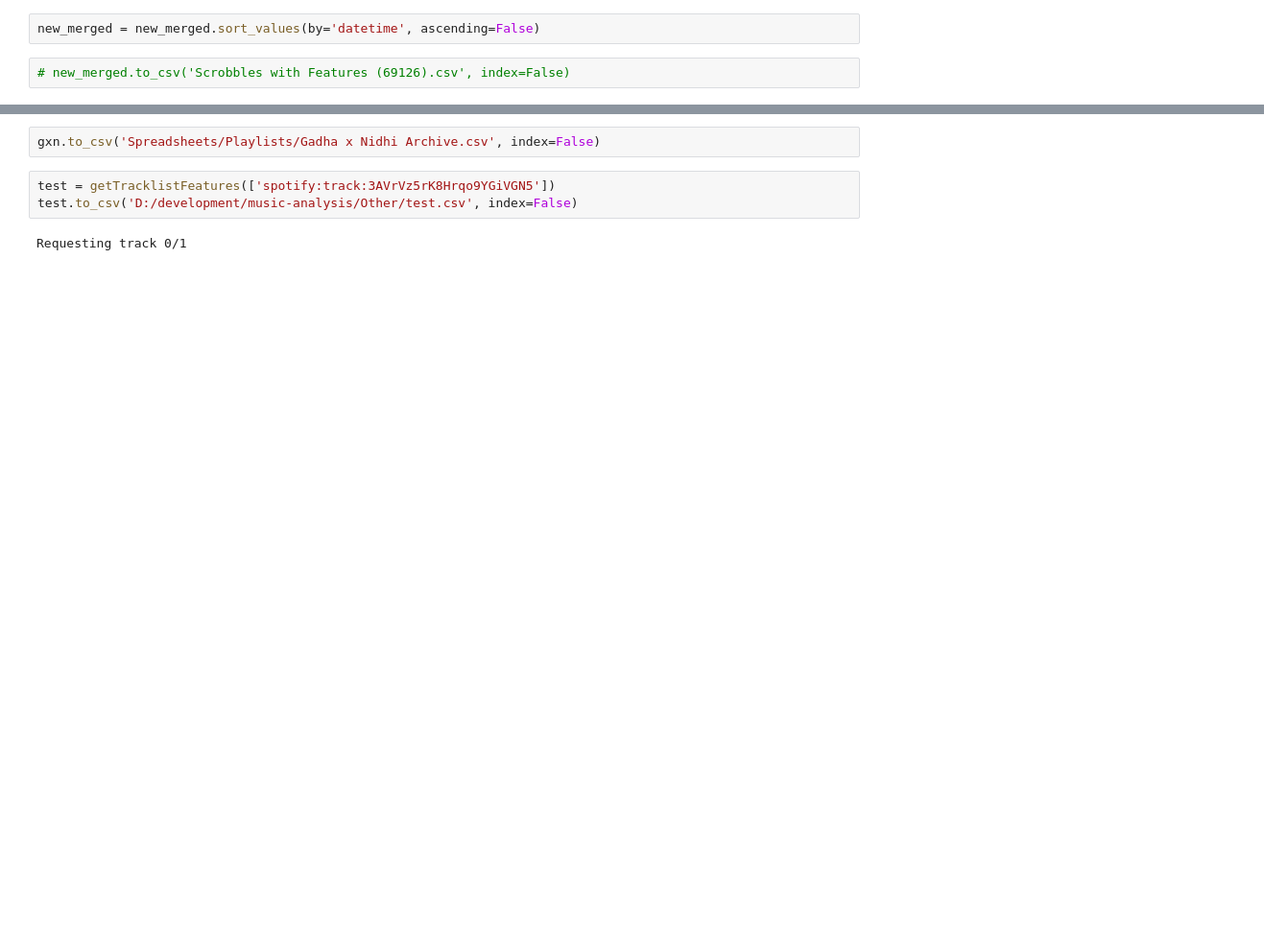
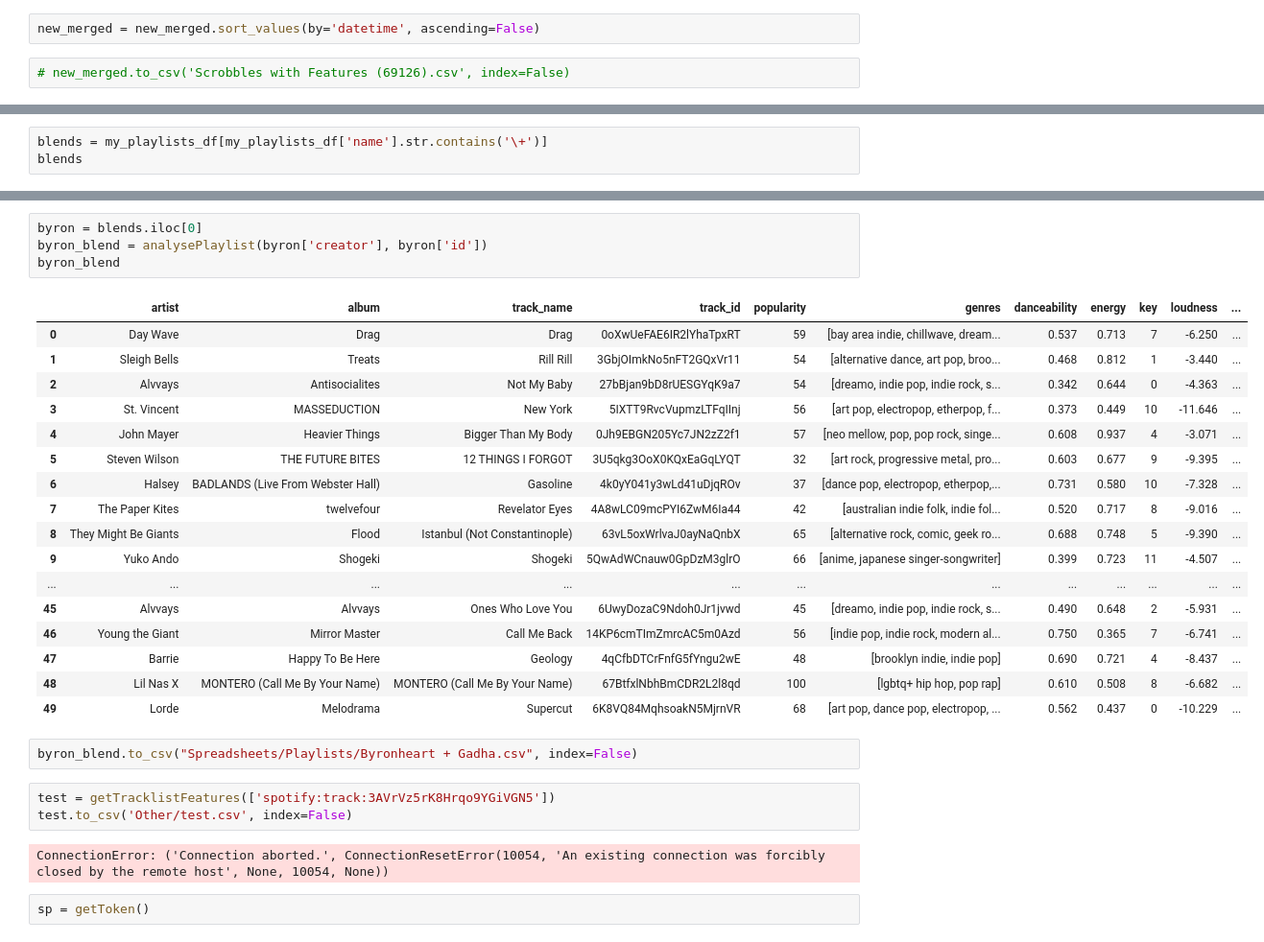
Before and after one commit to SidSaxena/music-analysis, a Jupyter notebook: spotify/spotify_final.ipynb, the cells around one changed output, grey strips where cells are left out. Shown at 96% size. Cells and saved outputs as stored; diff of their text form; blank space fills up the shorter version.

```diff
--- a/spotify/spotify_final.ipynb
+++ b/spotify/spotify_final.ipynb
@@ -747,0 +597,3 @@ gxn = analysePlaylist(my_playlists_df.iloc[16, 2], my_playlists_df.iloc[16, 1])
+# %%
+blends = my_playlists_df[my_playlists_df['name'].str.contains('\+')]
+blends
@@ -748,7 +610,31 @@ gxn = analysePlaylist(my_playlists_df.iloc[16, 2], my_playlists_df.iloc[16, 1])
+# %%
+byron = blends.iloc[0]
+byron_blend = analysePlaylist(byron['creator'], byron['id'])
+byron_blend
+# %% [output]
+|  | artist | album | track_name | track_id | popularity | genres | danceability | energy | key | loudness | ... |
+| 0 | Day Wave | Drag | Drag | 0oXwUeFAE6IR2lYhaTpxRT | 59 | [bay area indie, chillwave, dream... | 0.537 | 0.713 | 7 | -6.250 | ... |
+| 1 | Sleigh Bells | Treats | Rill Rill | 3GbjOImkNo5nFT2GQxVr11 | 54 | [alternative dance, art pop, broo... | 0.468 | 0.812 | 1 | -3.440 | ... |
+| 2 | Alvvays | Antisocialites | Not My Baby | 27bBjan9bD8rUESGYqK9a7 | 54 | [dreamo, indie pop, indie rock, s... | 0.342 | 0.644 | 0 | -4.363 | ... |
+| 3 | St. Vincent | MASSEDUCTION | New York | 5IXTT9RvcVupmzLTFqIInj | 56 | [art pop, electropop, etherpop, f... | 0.373 | 0.449 | 10 | -11.646 | ... |
+| 4 | John Mayer | Heavier Things | Bigger Than My Body | 0Jh9EBGN205Yc7JN2zZ2f1 | 57 | [neo mellow, pop, pop rock, singe... | 0.608 | 0.937 | 4 | -3.071 | ... |
+| 5 | Steven Wilson | THE FUTURE BITES | 12 THINGS I FORGOT | 3U5qkg3OoX0KQxEaGqLYQT | 32 | [art rock, progressive metal, pro... | 0.603 | 0.677 | 9 | -9.395 | ... |
+| 6 | Halsey | BADLANDS (Live From Webster Hall) | Gasoline | 4k0yY041y3wLd41uDjqROv | 37 | [dance pop, electropop, etherpop,... | 0.731 | 0.580 | 10 | -7.328 | ... |
+| 7 | The Paper Kites | twelvefour | Revelator Eyes | 4A8wLC09mcPYI6ZwM6Ia44 | 42 | [australian indie folk, indie fol... | 0.520 | 0.717 | 8 | -9.016 | ... |
+| 8 | They Might Be Giants | Flood | Istanbul (Not Constantinople) | 63vL5oxWrlvaJ0ayNaQnbX | 65 | [alternative rock, comic, geek ro... | 0.688 | 0.748 | 5 | -9.390 | ... |
+| 9 | Yuko Ando | Shogeki | Shogeki | 5QwAdWCnauw0GpDzM3glrO | 66 | [anime, japanese singer-songwriter] | 0.399 | 0.723 | 11 | -4.507 | ... |
+| ... | ... | ... | ... | ... | ... | ... | ... | ... | ... | ... | ... |
+| 45 | Alvvays | Alvvays | Ones Who Love You | 6UwyDozaC9Ndoh0Jr1jvwd | 45 | [dreamo, indie pop, indie rock, s... | 0.490 | 0.648 | 2 | -5.931 | ... |
+| 46 | Young the Giant | Mirror Master | Call Me Back | 14KP6cmTImZmrcAC5m0Azd | 56 | [indie pop, indie rock, modern al... | 0.750 | 0.365 | 7 | -6.741 | ... |
+| 47 | Barrie | Happy To Be Here | Geology | 4qCfbDTCrFnfG5fYngu2wE | 48 | [brooklyn indie, indie pop] | 0.690 | 0.721 | 4 | -8.437 | ... |
+| 48 | Lil Nas X | MONTERO (Call Me By Your Name) | MONTERO (Call Me By Your Name) | 67BtfxlNbhBmCDR2L2l8qd | 100 | [lgbtq+ hip hop, pop rap] | 0.610 | 0.508 | 8 | -6.682 | ... |
+| 49 | Lorde | Melodrama | Supercut | 6K8VQ84MqhsoakN5MjrnVR | 68 | [art pop, dance pop, electropop, ... | 0.562 | 0.437 | 0 | -10.229 | ... |
 # %%
-gxn.to_csv('Spreadsheets/Playlists/Gadha x Nidhi Archive.csv', index=False)
+byron_blend.to_csv("Spreadsheets/Playlists/Byronheart + Gadha.csv", index=False)
 # %%
 test = getTracklistFeatures(['spotify:track:3AVrVz5rK8Hrqo9YGiVGN5'])
-test.to_csv('D:/development/music-analysis/Other/test.csv', index=False)
+test.to_csv('Other/test.csv', index=False)
 # %% [output]
-Requesting track 0/1
+ConnectionError: ('Connection aborted.', ConnectionResetError(10054, 'An existing connection was forcibly closed by the remote host', None, 10054, None))
+# %%
+sp = getToken()
```
Also changed, not shown: parts of 47 cells of this notebook.
